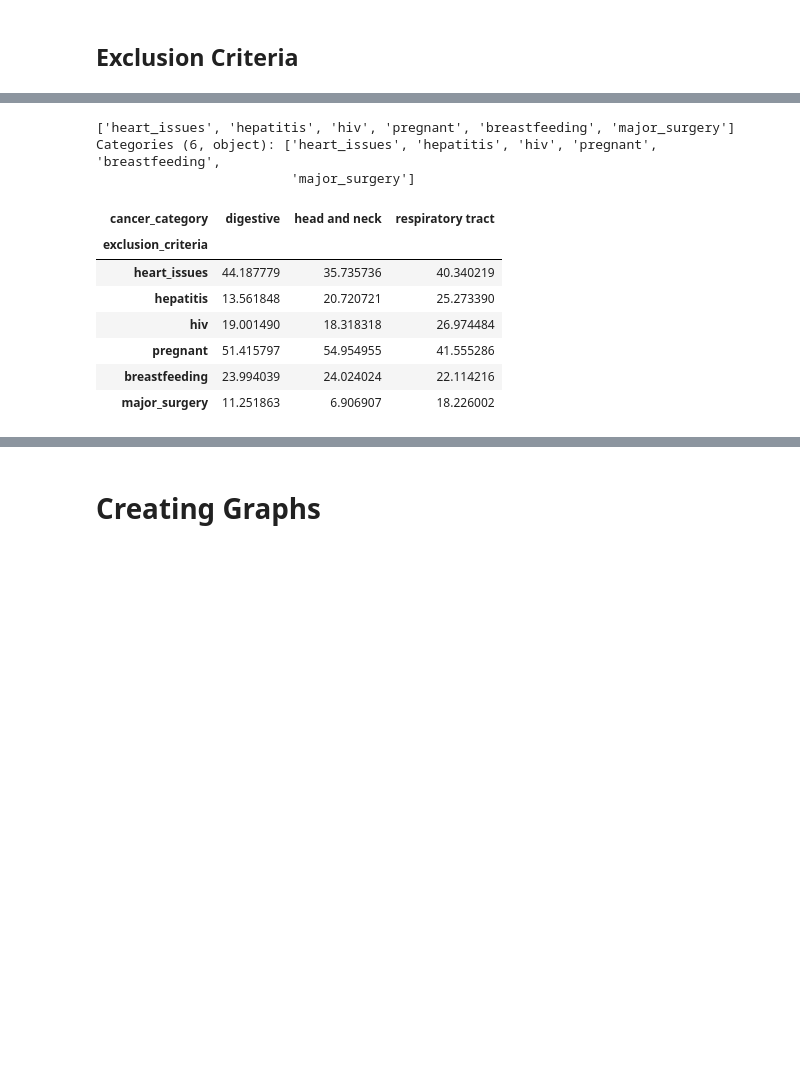
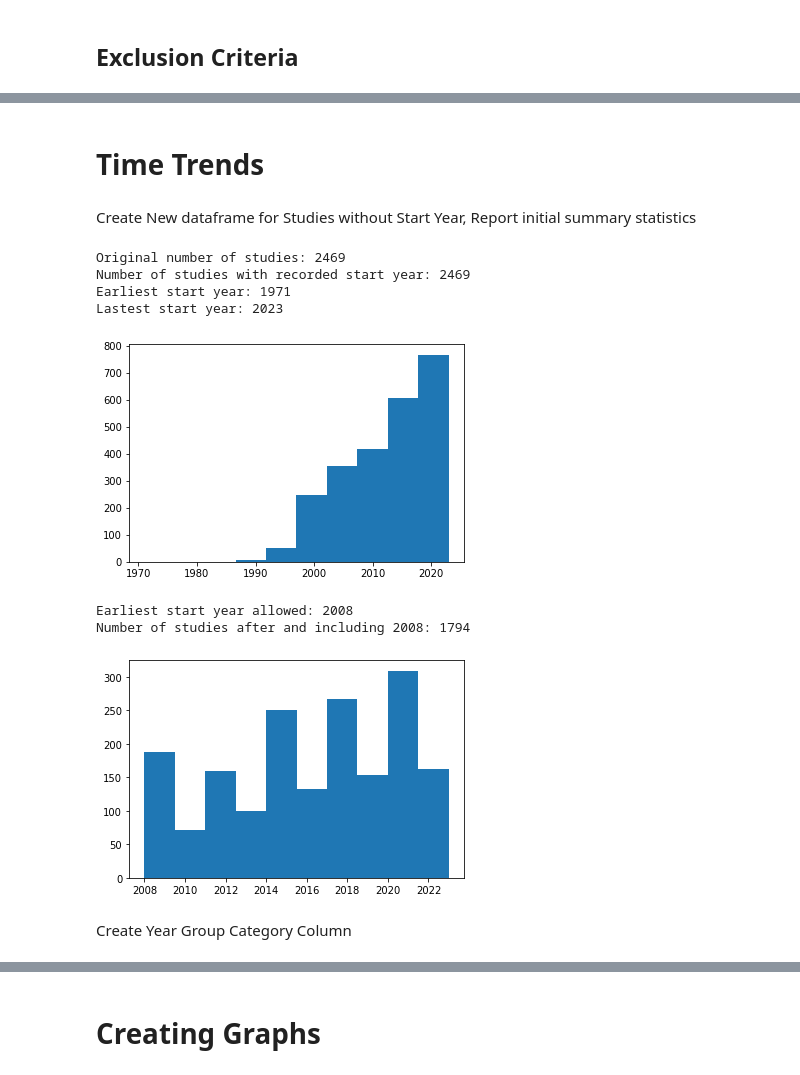
Before and after one commit to celinagacias/dc-symmetron, a Jupyter notebook: Data Cleaning and Analysis.ipynb, the cells around one changed output, grey strips where cells are left out. Saved outputs shown, nothing was run; the diff lists cells and outputs as text; code cells hidden in the pictures; blank space fills up the shorter version.

```diff
--- a/Data Cleaning and Analysis.ipynb
+++ b/Data Cleaning and Analysis.ipynb
@@ -560,17 +569,38 @@ plt.show()
-# %%
-exc_wide.index.values
-# %% [output]
-['heart_issues', 'hepatitis', 'hiv', 'pregnant', 'breastfeeding', 'major_surgery']
-Categories (6, object): ['heart_issues', 'hepatitis', 'hiv', 'pregnant', 'breastfeeding',
-                         'major_surgery']
-# %%
-exc_wide['exclusion_criteria'] = exc_wide['exclusion_criteria'].map(criteria_map)
-# %% [output]
-| cancer_category | digestive | head and neck | respiratory tract |
-| exclusion_criteria |  |  |  |
-| heart_issues | 44.187779 | 35.735736 | 40.340219 |
-| hepatitis | 13.561848 | 20.720721 | 25.273390 |
-| hiv | 19.001490 | 18.318318 | 26.974484 |
-| pregnant | 51.415797 | 54.954955 | 41.555286 |
-| breastfeeding | 23.994039 | 24.024024 | 22.114216 |
-| major_surgery | 11.251863 | 6.906907 | 18.226002 |
+# %% [markdown]
+# Time Trends
+# %% [markdown]
+Create New dataframe for Studies without Start Year, Report initial summary statistics
+# %%
+time_trend_df = df.copy()
+print(f'Original number of studies: {len(time_trend_df)}')
+
+# get rid of rows(i.e., studies) that do not have a start year and therefore do not fall into a year bin.
+# this is important to do since we are looking at time trend data.
+# I need to change this to a mask ...
+time_trend_df = time_trend_df[time_trend_df.start_year != "None"]
+print(f'Number of studies with recorded start year: {len(time_trend_df)}')
+
+# For all studies with start years: min and max start year, histogram of start years
+print(f'Earliest start year: {int(time_trend_df["start_year"].min())}')
+print(f'Lastest start year: {int(time_trend_df["start_year"].max())}')
+fig = plt.hist(time_trend_df["start_year"])
+plt.show()
+
+# remove all studies before a given year
+earliest_start_year_allowed = 2008
+time_trend_df = time_trend_df[time_trend_df.start_year >= earliest_start_year_allowed]
+print(f'Earliest start year allowed: {earliest_start_year_allowed}')
+print(f'Number of studies after and including {earliest_start_year_allowed}: {len(time_trend_df)}')
+fig = plt.hist(time_trend_df["start_year"])
+plt.show()
+# %% [output]
+Original number of studies: 2469
+Number of studies with recorded start year: 2469
+Earliest start year: 1971
+Lastest start year: 2023
+[figure, added]
+Earliest start year allowed: 2008
+Number of studies after and including 2008: 1794
+[figure, added]
+# %% [markdown]
+Create Year Group Category Column
```
Also changed, not shown: parts of 36 cells of this notebook.
